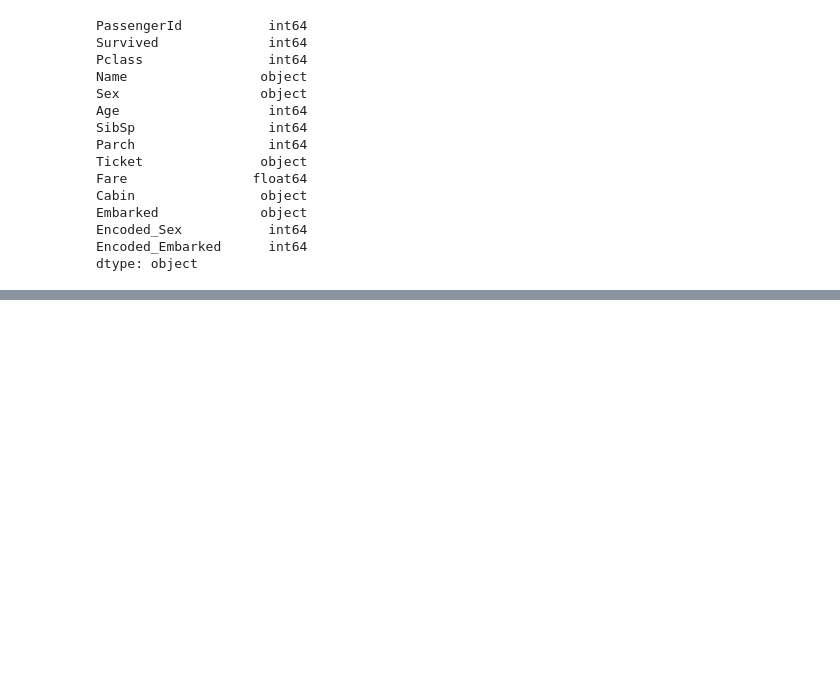
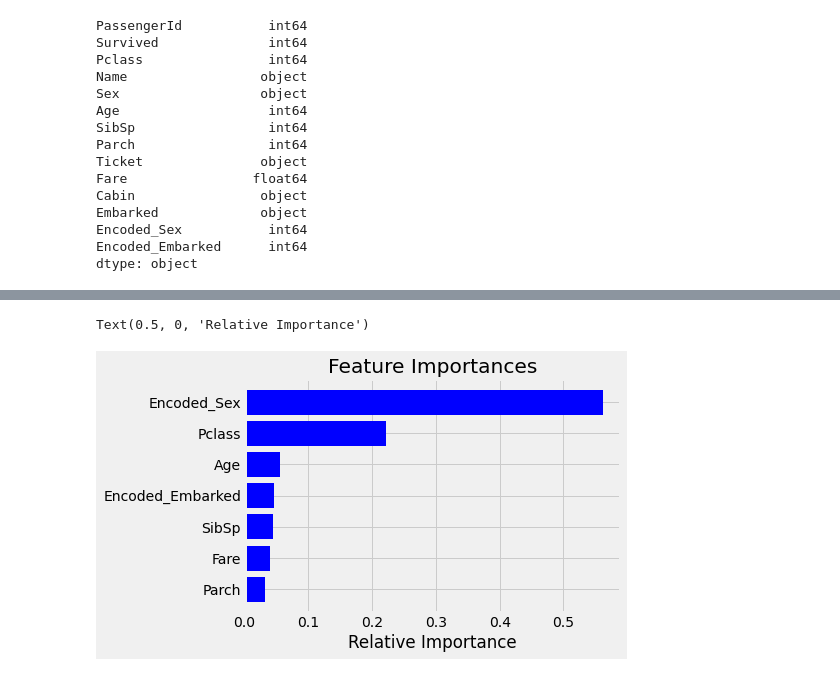
Before and after one commit to EdEnsta/IN104_Edgar_Pereyron_Thea_Levidileon, a Jupyter notebook: Lime_titanic.ipynb, the cells around one changed output, grey strips where cells are left out. Saved outputs shown, nothing was run; the diff lists cells and outputs as text; code cells hidden in the pictures; blank space fills up the shorter version.

```diff
--- a/Lime_titanic.ipynb
+++ b/Lime_titanic.ipynb
@@ -158,0 +178,22 @@ exp.show_in_notebook(show_table=True)
+# %%
+from xgboost import XGBClassifier
+
+second_model = XGBClassifier(random_state = 42)
+
+#entraînement du second modèle
+second_model.fit(array(df),array(cible))
+# %%
+#importance des différentes variables pour la décision du modèle
+importances = second_model.feature_importances_
+indices = argsort(importances)
+
+# style du graphique
+plt.style.use('fivethirtyeight')
+plt.figure(1)
+plt.title('Feature Importances')
+plt.barh(range(len(indices)), importances[indices], color='b', align='center')
+plt.yticks(range(len(indices)), [liste_variables[i] for i in indices])
+plt.xlabel('Relative Importance')
+# %% [output]
+Text(0.5, 0, 'Relative Importance')
+[figure, added]
```
Also changed, not shown: parts of 36 cells of this notebook.
